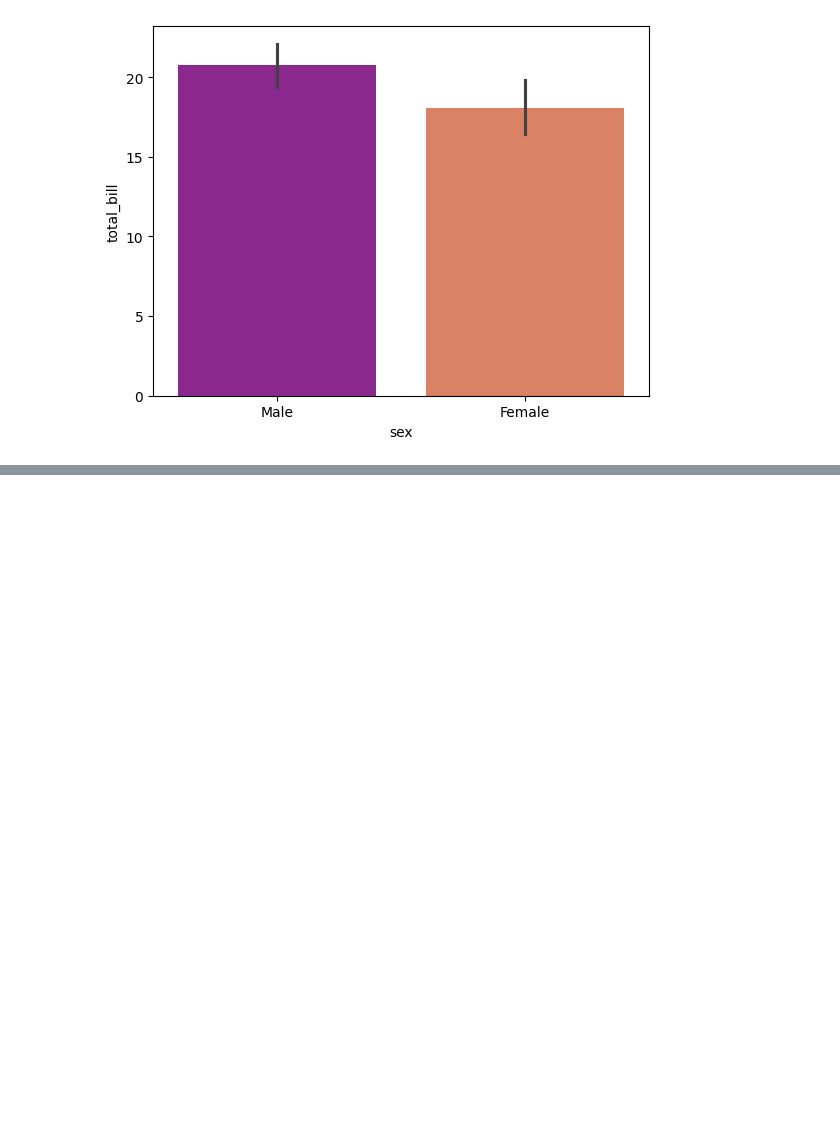
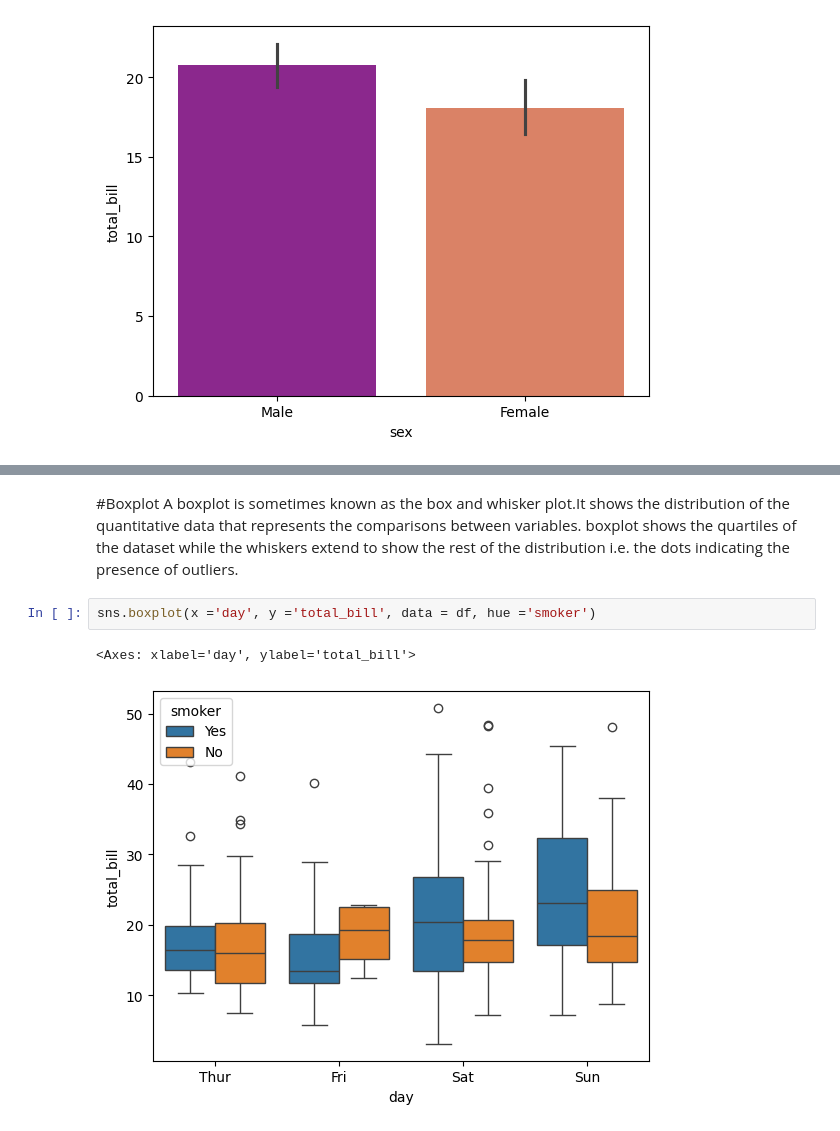
Before and after one commit to shri4916/DS-Class, a Jupyter notebook: 20_Python_Basics_Seaborn_Matplotlib.ipynb, the cells around one changed output, grey strips where cells are left out. Drawn from its saved outputs; the diff is of its cells as text; blank space fills up the shorter version.

```diff
--- a/20_Python_Basics_Seaborn_Matplotlib.ipynb
+++ b/20_Python_Basics_Seaborn_Matplotlib.ipynb
@@ -262,0 +306,8 @@ sns.barplot(x ='sex', y ='total_bill', data = df, palette= 'plasma', legend = Fa
+# %% [markdown]
+#Boxplot
+A boxplot is sometimes known as the box and whisker plot.It shows the distribution of the quantitative data that represents the comparisons between variables. boxplot shows the quartiles of the dataset while the whiskers extend to show the rest of the distribution i.e. the dots indicating the presence of outliers.
+# %%
+sns.boxplot(x ='day', y ='total_bill', data = df, hue ='smoker')
+# %% [output]
+<Axes: xlabel='day', ylabel='total_bill'>
+[figure, added]
```
Also changed, not shown: parts of 18 cells of this notebook.
